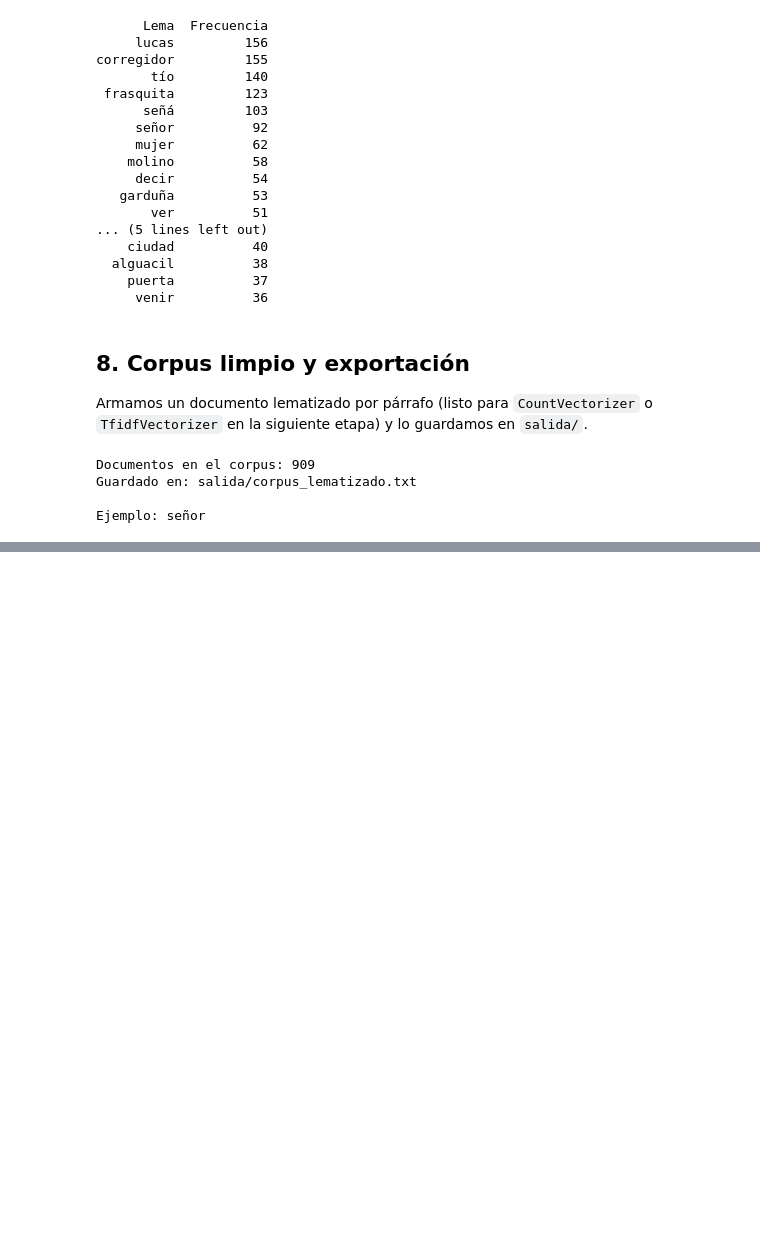
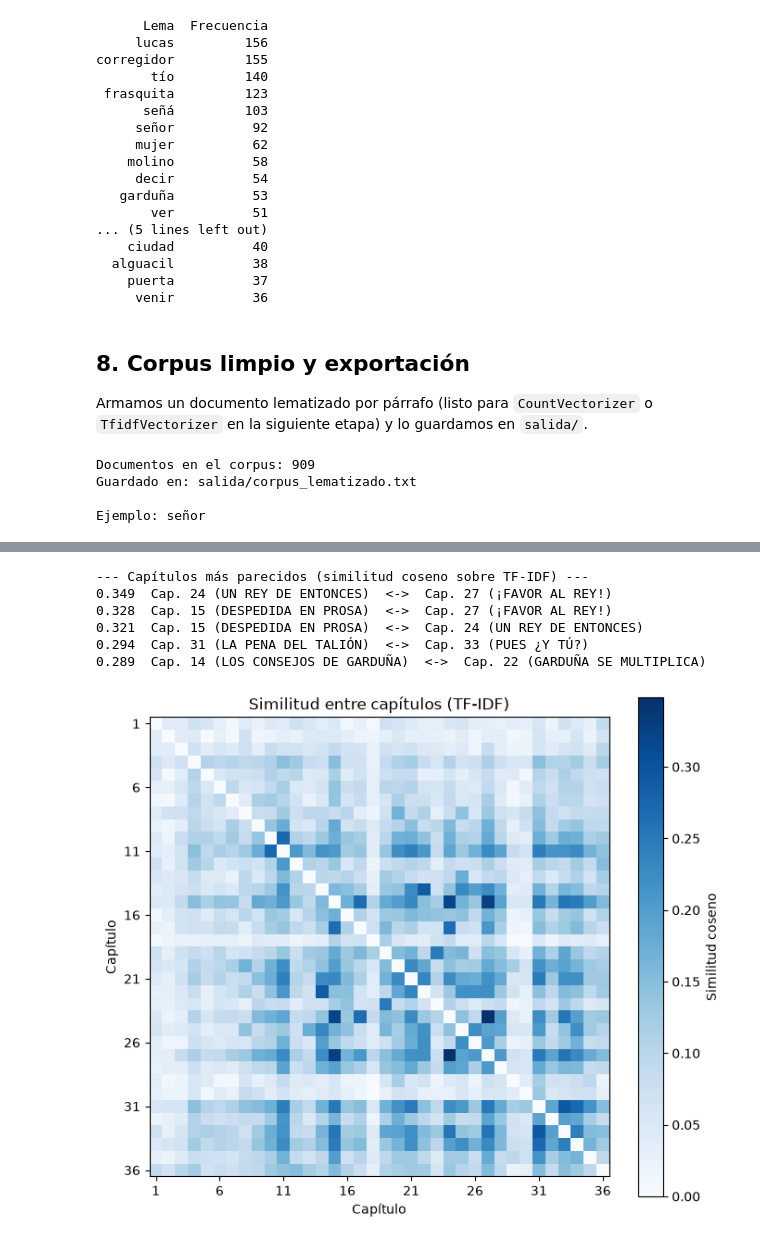
Before and after one commit to guychomendoza/nlp-limpieza-libro, a Jupyter notebook: limpieza_libro.ipynb, the cells around one changed output, grey strips where cells are left out. Saved outputs shown, nothing was run; the diff lists cells and outputs as text; code cells hidden in the pictures; blank space fills up the shorter version.

```diff
--- a/limpieza_libro.ipynb
+++ b/limpieza_libro.ipynb
@@ -313,0 +509,31 @@ Ejemplo: señor
+# %%
+similitud = cosine_similarity(X_tfidf_cap)
+np.fill_diagonal(similitud, 0)  # a chapter is always identical to itself
+
+pares = [
+    (similitud[a, b], a + 1, b + 1)
+    for a in range(len(similitud))
+    for b in range(a + 1, len(similitud))
+]
+print("--- Capítulos más parecidos (similitud coseno sobre TF-IDF) ---")
+for valor, a, b in sorted(pares, reverse=True)[:5]:
+    print(f"{valor:.3f}  Cap. {a} ({titulos[a - 1][:30]})  <->  Cap. {b} ({titulos[b - 1][:30]})")
+
+plt.figure(figsize=(8, 7))
+plt.imshow(similitud, cmap="Blues")
+plt.colorbar(label="Similitud coseno")
+plt.title("Similitud entre capítulos (TF-IDF)")
+plt.xlabel("Capítulo")
+plt.ylabel("Capítulo")
+marcas = range(0, len(similitud), 5)
+plt.xticks(marcas, [m + 1 for m in marcas])
+plt.yticks(marcas, [m + 1 for m in marcas])
+plt.show()
+# %% [output]
+--- Capítulos más parecidos (similitud coseno sobre TF-IDF) ---
+0.349  Cap. 24 (UN REY DE ENTONCES)  <->  Cap. 27 (¡FAVOR AL REY!)
+0.328  Cap. 15 (DESPEDIDA EN PROSA)  <->  Cap. 27 (¡FAVOR AL REY!)
+0.321  Cap. 15 (DESPEDIDA EN PROSA)  <->  Cap. 24 (UN REY DE ENTONCES)
+0.294  Cap. 31 (LA PENA DEL TALIÓN)  <->  Cap. 33 (PUES ¿Y TÚ?)
+0.289  Cap. 14 (LOS CONSEJOS DE GARDUÑA)  <->  Cap. 22 (GARDUÑA SE MULTIPLICA)
+[figure, added]
```
Also changed, not shown: parts of 13 cells of this notebook, 3 other files.
